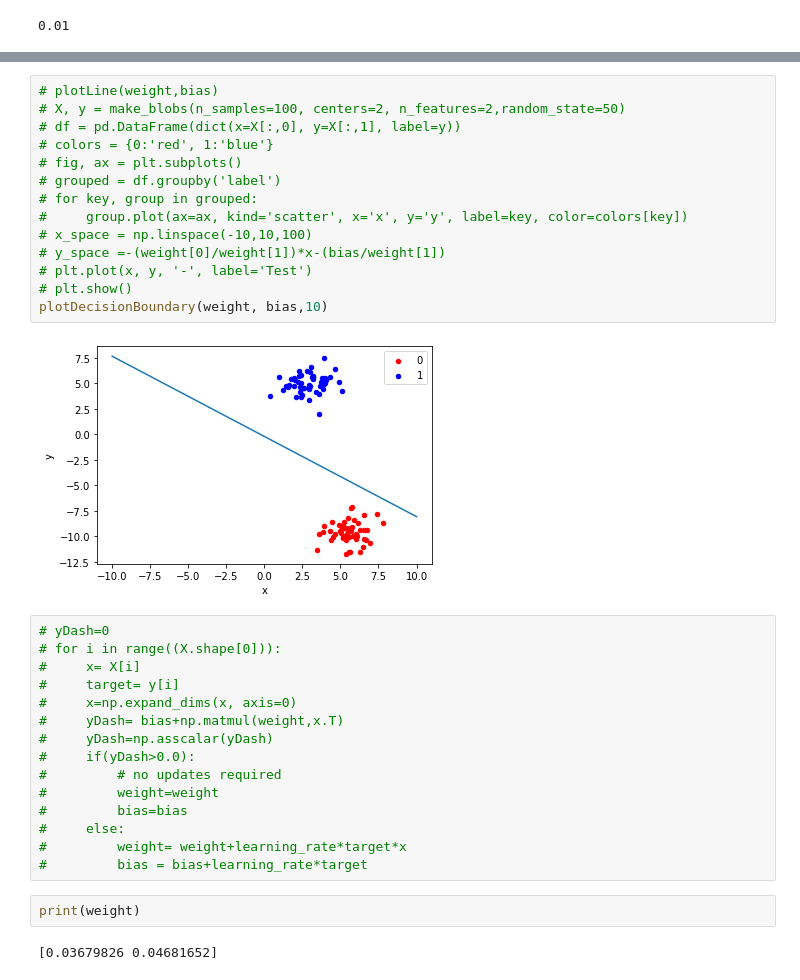
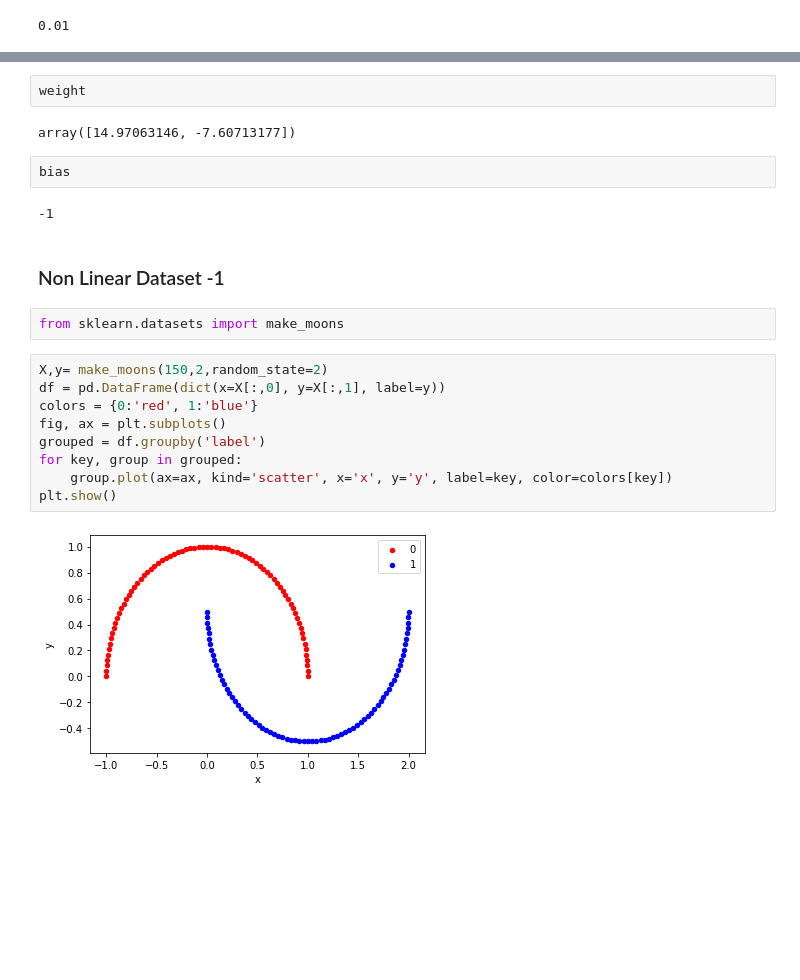
Before and after one commit to Sharath-Ramachandran/DeepLearningAssignments, a Jupyter notebook: Assignment2/Question4.ipynb, the cells around one changed output, grey strips where cells are left out. Drawn from its saved outputs; the diff is of its cells as text; blank space fills up the shorter version.

```diff
--- a/Assignment2/Question4.ipynb
+++ b/Assignment2/Question4.ipynb
@@ -105,35 +121,23 @@ bias
+# %%
+weight
+# %% [output]
+array([14.97063146, -7.60713177])
+# %%
+bias
+# %% [output]
+-1
+# %% [markdown]
+### Non Linear Dataset -1
+# %%
+from sklearn.datasets import make_moons
 # %%
-# plotLine(weight,bias)
-# X, y = make_blobs(n_samples=100, centers=2, n_features=2,random_state=50)
-# df = pd.DataFrame(dict(x=X[:,0], y=X[:,1], label=y))
-# colors = {0:'red', 1:'blue'}
-# fig, ax = plt.subplots()
-# grouped = df.groupby('label')
-# for key, group in grouped:
-#     group.plot(ax=ax, kind='scatter', x='x', y='y', label=key, color=colors[key])
-# x_space = np.linspace(-10,10,100)
-# y_space =-(weight[0]/weight[1])*x-(bias/weight[1])
-# plt.plot(x, y, '-', label='Test')
-# plt.show()
-plotDecisionBoundary(weight, bias,10)
+X,y= make_moons(150,2,random_state=2)
+df = pd.DataFrame(dict(x=X[:,0], y=X[:,1], label=y))
+colors = {0:'red', 1:'blue'}
+fig, ax = plt.subplots()
+grouped = df.groupby('label')
+for key, group in grouped:
+    group.plot(ax=ax, kind='scatter', x='x', y='y', label=key, color=colors[key])
+plt.show()
 # %% [output]
-[figure, old version]
+[figure, new version]
-# %%
-# yDash=0
-# for i in range((X.shape[0])):
-#     x= X[i]
-#     target= y[i]
-#     x=np.expand_dims(x, axis=0)
-#     yDash= bias+np.matmul(weight,x.T)
-#     yDash=np.asscalar(yDash)
-#     if(yDash>0.0):
-#         # no updates required
-#         weight=weight
-#         bias=bias
-#     else:
-#         weight= weight+learning_rate*target*x
-#         bias = bias+learning_rate*target
-# %%
-print(weight)
-# %% [output]
-[0.03679826 0.04681652]
```
Also changed, not shown: parts of 22 cells of this notebook.
